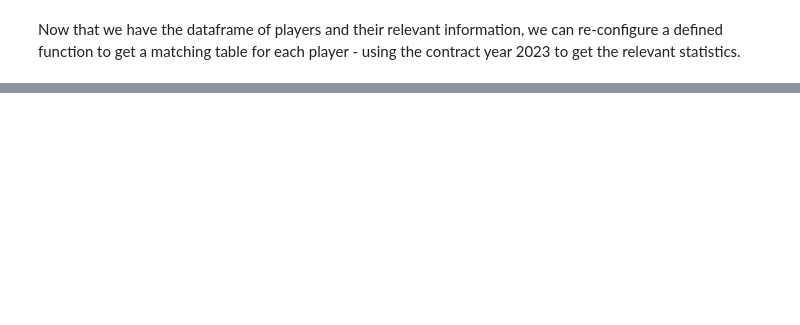
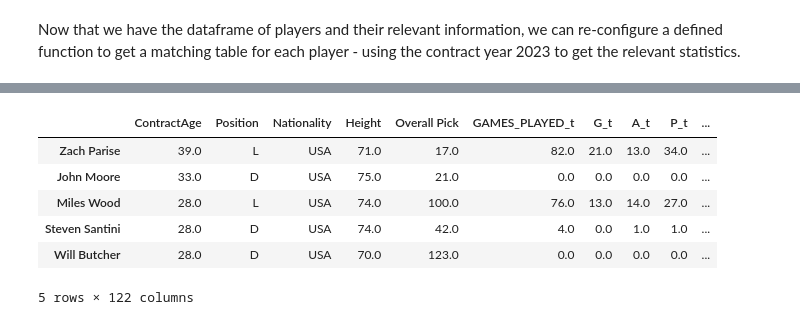
Before and after one commit to adobronyi/nhl_contract_models, a Jupyter notebook: data_scrape.ipynb, the cells around one changed output, grey strips where cells are left out. Drawn from its saved outputs; the diff is of its cells as text; code cells hidden in the pictures; blank space fills up the shorter version.

Commit message:
updated data_scrape notebook

```diff
--- a/data_scrape.ipynb
+++ b/data_scrape.ipynb
@@ -652,6 +651,9 @@ tables_ufa
 | 257 | Max Willman | PHI | UFA | 28.3 | C | 6' 0" | 184.0 | L | NaN | NaN | ... |
 | 258 | Jean-Francois Berube | FLA | UFA | 28.9 | G | 6' 1" | 177.0 | L | NaN | NaN | ... |
 259 rows × 16 columns
+# %%
+list_players = list(tables_ufa.iloc[:,0])
+current_salaries = list(tables_ufa.iloc[:,-1])
 # %%
 len(list_players)
 # %% [output]
@@ -684,0 +691,3 @@ df_players_new.head()
+# %%
+# create a new dataframe with names and current salaries to merge later
+df_temp = pd.DataFrame({'Current Salary': current_salaries},index=list_players)
@@ -750,0 +769,14 @@ dataTable_ng_new.shape
+# %%
+# now we will append the salary data for the given players
+dataTable_ng_new = dataTable_ng_new.set_index('Name')
+data_new = dataTable_ng_new.merge(df_temp,left_index=True,right_index=True)
+# %%
+data_new.head()
+# %% [output]
+|  | ContractAge | Position | Nationality | Height | Overall Pick | GAMES_PLAYED_t | G_t | A_t | P_t | ... |
+| Zach Parise | 39.0 | L | USA | 71.0 | 17.0 | 82.0 | 21.0 | 13.0 | 34.0 | ... |
+| John Moore | 33.0 | D | USA | 75.0 | 21.0 | 0.0 | 0.0 | 0.0 | 0.0 | ... |
+| Miles Wood | 28.0 | L | USA | 74.0 | 100.0 | 76.0 | 13.0 | 14.0 | 27.0 | ... |
+| Steven Santini | 28.0 | D | USA | 74.0 | 42.0 | 4.0 | 0.0 | 1.0 | 1.0 | ... |
+| Will Butcher | 28.0 | D | USA | 70.0 | 123.0 | 0.0 | 0.0 | 0.0 | 0.0 | ... |
+5 rows × 122 columns
```
Also changed, not shown: parts of 16 cells of this notebook, 2 other files.
